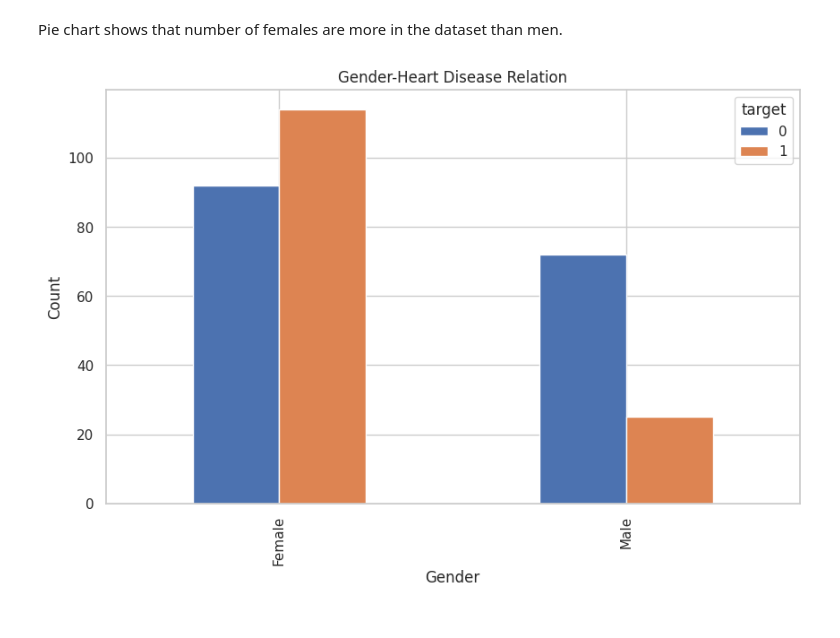
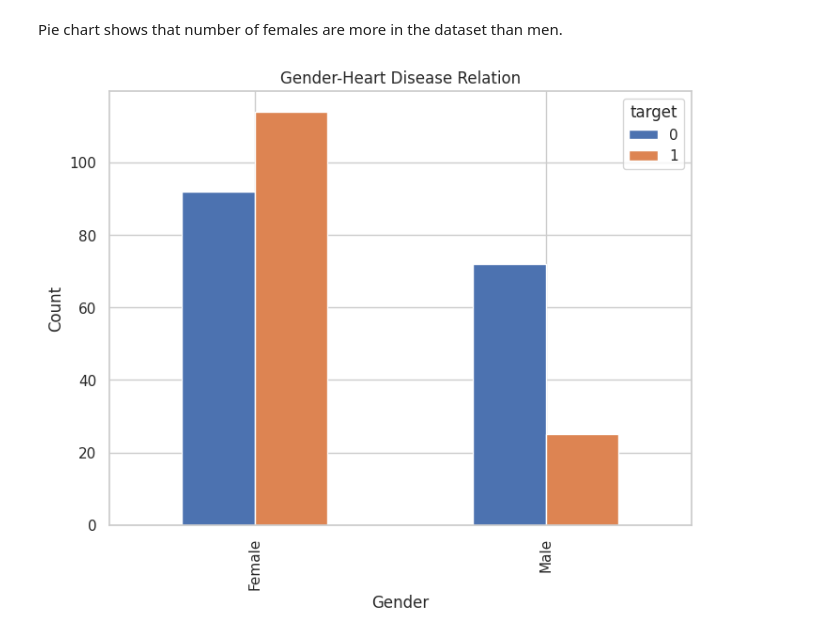
Before and after one commit to negilbabu/Heart-Disease-Prediction-Ai-, a Jupyter notebook: HeartDiseasePrediction.ipynb, the cells around one changed output. Saved outputs shown, nothing was run; the diff lists cells and outputs as text; code cells hidden in the pictures.

```diff
--- a/HeartDiseasePrediction.ipynb
+++ b/HeartDiseasePrediction.ipynb
@@ -141,10 +152,10 @@ plt.show()
 Pie chart shows that number of females are more in the dataset than men.
 # %%
 gender_disease_relation = df_mapped.groupby(['Gender', 'target'])['target'].count().unstack()
-gender_disease_relation.plot(kind='bar', stacked=False, figsize=(10,6))
+gender_disease_relation.plot(kind='bar', stacked=False, figsize=(8,6))
 plt.title('Gender-Heart Disease Relation')
 plt.xlabel('Gender')
 plt.ylabel('Count')
 plt.show()
 # %% [output]
-[figure, old version]
+[figure, new version]
```
Also changed, not shown: parts of 13 cells of this notebook.
